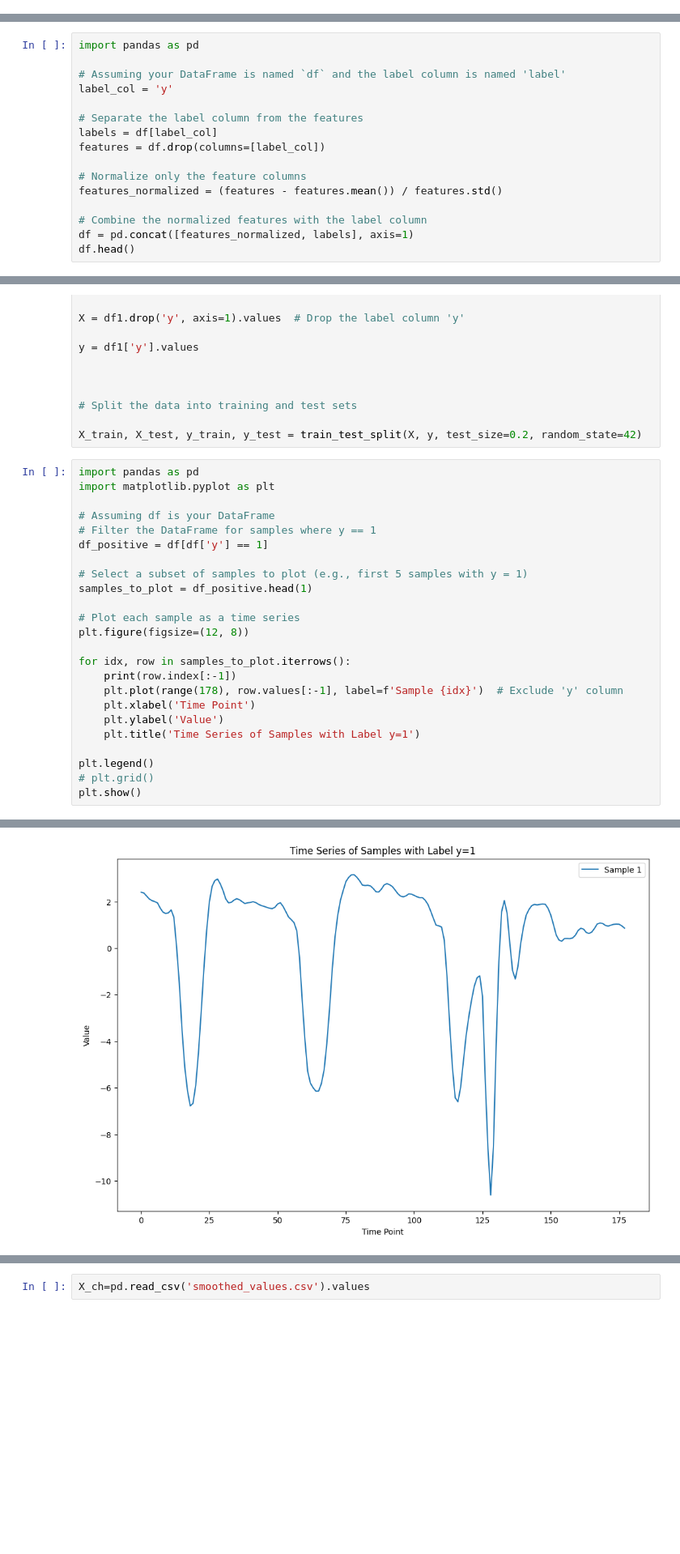
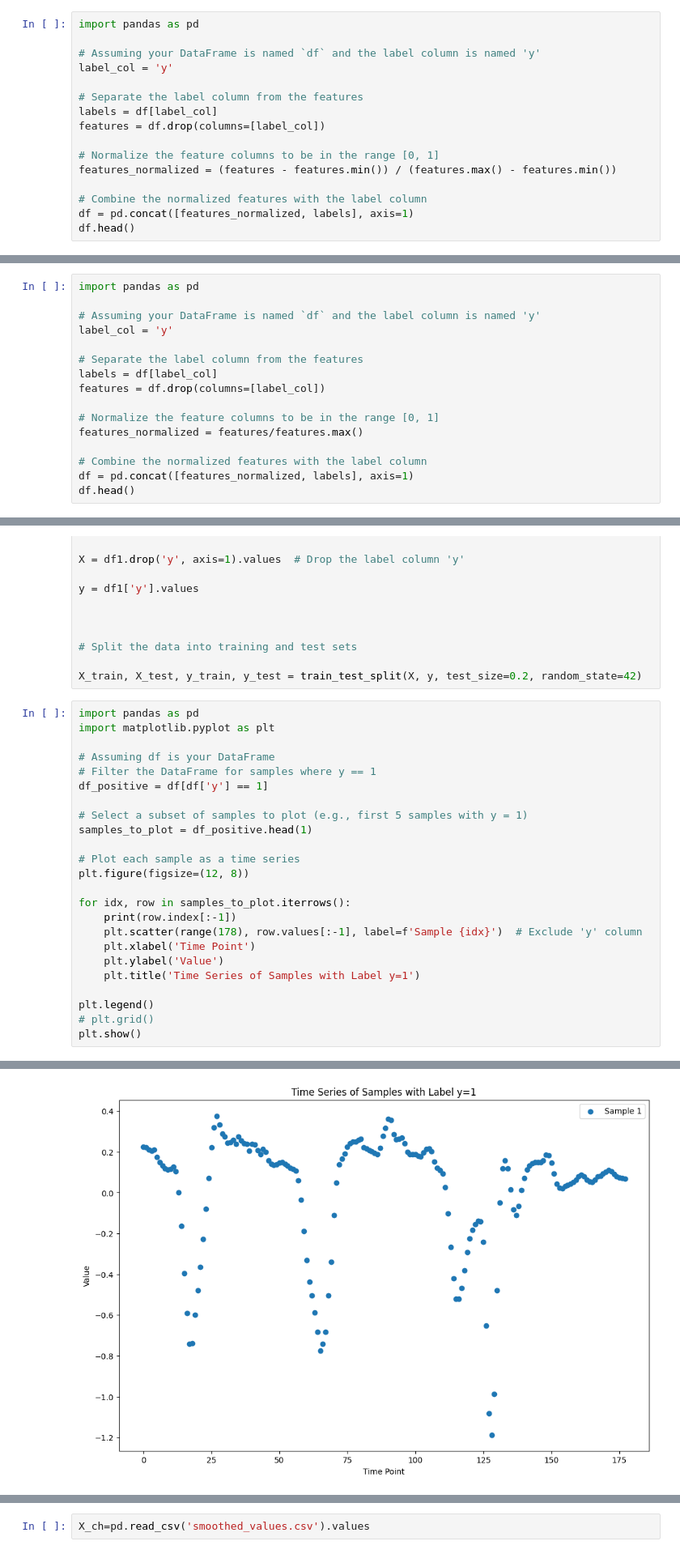
Before and after one commit to danial-25/img-to-timeseries, a Jupyter notebook: training.ipynb, the cells around one changed output, grey strips where cells are left out. Shown: that part at 81% size. Saved outputs shown, nothing was run; the diff lists cells and outputs as text; blank space fills up the shorter version.

```diff
--- a/training.ipynb
+++ b/training.ipynb
@@ -109,3 +119,19 @@ Name: count, dtype: int64
 | 3 | -105 | -101 | -96 | -92 | -89 | -95 | -102 | -100 | -87 | -79 | ... | ... |
 | 4 | -9 | -65 | -98 | -102 | -78 | -48 | -16 | 0 | -21 | -59 | ... | ... |
 5 rows × 179 columns
+# %%
+import pandas as pd
+
+# Assuming your DataFrame is named `df` and the label column is named 'y'
+label_col = 'y'
+
+# Separate the label column from the features
+labels = df[label_col]
+features = df.drop(columns=[label_col])
+
+# Normalize the feature columns to be in the range [0, 1]
+features_normalized = (features - features.min()) / (features.max() - features.min())
+
+# Combine the normalized features with the label column
+df = pd.concat([features_normalized, labels], axis=1)
+df.head()
@@ -112,15 +146,15 @@ Name: count, dtype: int64
 # %%
 import pandas as pd
 
-# Assuming your DataFrame is named `df` and the label column is named 'label'
+# Assuming your DataFrame is named `df` and the label column is named 'y'
 label_col = 'y'
 
 # Separate the label column from the features
 labels = df[label_col]
 features = df.drop(columns=[label_col])
 
-# Normalize only the feature columns
-features_normalized = (features - features.mean()) / features.std()
+# Normalize the feature columns to be in the range [0, 1]
+features_normalized = features/features.max()
 
 # Combine the normalized features with the label column
 df = pd.concat([features_normalized, labels], axis=1)
@@ -152,31 +186,31 @@ X_train, X_test, y_train, y_test = train_test_split(X, y, test_size=0.2, random_
 # %%
 import pandas as pd
 import matplotlib.pyplot as plt
 
 # Assuming df is your DataFrame
 # Filter the DataFrame for samples where y == 1
 df_positive = df[df['y'] == 1]
 
 # Select a subset of samples to plot (e.g., first 5 samples with y = 1)
 samples_to_plot = df_positive.head(1)
 
 # Plot each sample as a time series
 plt.figure(figsize=(12, 8))
 
 for idx, row in samples_to_plot.iterrows():
     print(row.index[:-1])
-    plt.plot(range(178), row.values[:-1], label=f'Sample {idx}')  # Exclude 'y' column
+    plt.scatter(range(178), row.values[:-1], label=f'Sample {idx}')  # Exclude 'y' column
     plt.xlabel('Time Point')
     plt.ylabel('Value')
     plt.title('Time Series of Samples with Label y=1')
 
 plt.legend()
 # plt.grid()
 plt.show()
 # %% [output]
 Index(['X1', 'X2', 'X3', 'X4', 'X5', 'X6', 'X7', 'X8', 'X9', 'X10',
        ...
        'X169', 'X170', 'X171', 'X172', 'X173', 'X174', 'X175', 'X176', 'X177',
        'X178'],
       dtype='object', length=178)
-[figure, old version]
+[figure, new version]
```
Also changed, not shown: parts of 14 cells of this notebook, 22 other files.
